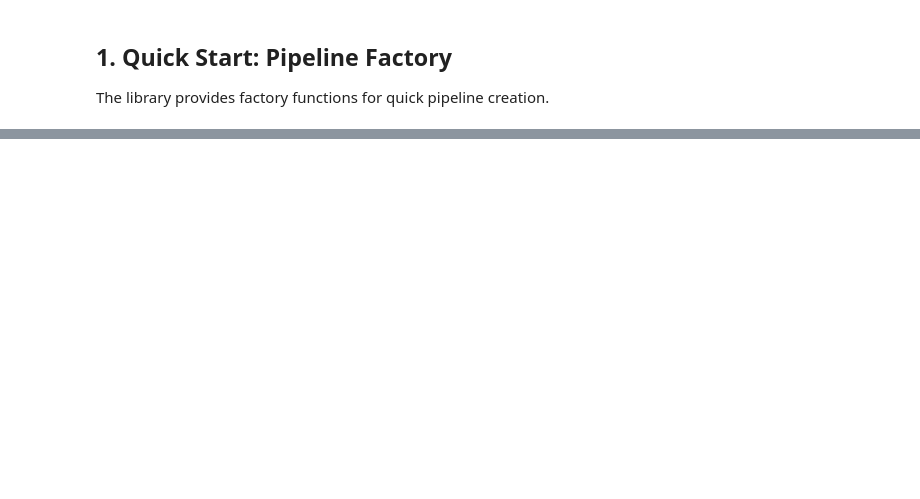
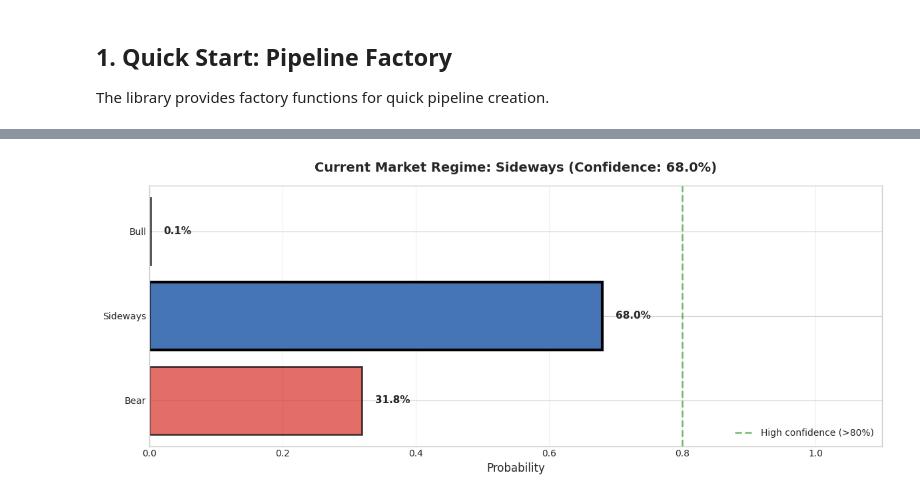
Before and after one commit to hidden-regime/hidden-regime, a Jupyter notebook: examples/03_Full_Pipeline_Advanced_Analysis.ipynb, the cells around one changed output, grey strips where cells are left out. Saved outputs shown, nothing was run; the diff lists cells and outputs as text; code cells hidden in the pictures; blank space fills up the shorter version.

Commit message:
Notebook updates showing motivation and hidden-regime usage

```diff
--- a/examples/03_Full_Pipeline_Advanced_Analysis.ipynb
+++ b/examples/03_Full_Pipeline_Advanced_Analysis.ipynb
@@ -208,0 +285,74 @@ How long do regimes typically last?
+# %%
+# Analyze current regime
+current = result.iloc[-1]
+current_regime = current['regime_name']
+
+# Count consecutive days in regime
+days_in_regime = 1
+for i in range(len(result)-2, -1, -1):
+    if result.iloc[i]['regime_name'] == current_regime:
+        days_in_regime += 1
+    else:
+        break
+
+# Get state probabilities
+state_probs = []
+state_names = []
+for state in range(n_states):
+    col_name = f'state_{state}_prob'
+    if col_name in result.columns:
+        prob = current[col_name]
+        # Find regime name for this state
+        state_regime = result[result['predicted_state'] == state]['regime_name'].iloc[0] \
+                      if len(result[result['predicted_state'] == state]) > 0 else f"State {state}"
+        state_probs.append(prob)
+        state_names.append(state_regime)
+
+# Create bar chart
+fig, ax = plt.subplots(figsize=(12, 5))
+
+# Get colors for bars
+unique_regimes = sorted(result['regime_name'].unique())
+from hidden_regime.visualization import get_regime_colors
+color_list = get_regime_colors(len(unique_regimes), color_scheme="colorblind_safe")
+regime_colors = dict(zip(unique_regimes, color_list))
+bar_colors = [regime_colors.get(name, 'gray') for name in state_names]
+
+# Create horizontal bar chart
+bars = ax.barh(state_names, state_probs, color=bar_colors, alpha=0.7, edgecolor='black', linewidth=2)
+
+# Highlight the current regime (max probability)
+max_idx = np.argmax(state_probs)
+bars[max_idx].set_alpha(1.0)
+bars[max_idx].set_linewidth(3)
+
+# Add percentage labels
+for i, (bar, prob) in enumerate(zip(bars, state_probs)):
+    ax.text(prob + 0.02, bar.get_y() + bar.get_height()/2,
+            f'{prob*100:.1f}%', ha='left', va='center', fontweight='bold', fontsize=11)
+
+# Formatting
+ax.set_xlim(0, 1.1)
+ax.set_xlabel('Probability', fontsize=12)
+ax.set_title(f'Current Market Regime: {current_regime} ' +
+             f'(Confidence: {current["confidence"]*100:.1f}%)',
+             fontsize=14, fontweight='bold', pad=15)
+ax.grid(True, alpha=0.3, axis='x')
+
+# Add vertical line at confidence threshold
+ax.axvline(x=0.8, color='green', linestyle='--', alpha=0.5, linewidth=2, label='High confidence (>80%)')
+ax.legend(loc='lower right')
+
+plt.tight_layout()
+plt.show()
+
+# Print summary
+print(f"\nCurrent Market Status")
+print("=" * 70)
+print(f"  Date:       {result.index[-1].date()}")
+print(f"  Regime:     {current_regime}")
+print(f"  Confidence: {current['confidence']*100:.1f}%")
+print(f"  Duration:   {days_in_regime} days in current regime")
+print("=" * 70)
+# %% [output]
+[figure, added]
```
Also changed, not shown: parts of 31 cells of this notebook, 1 other file.
